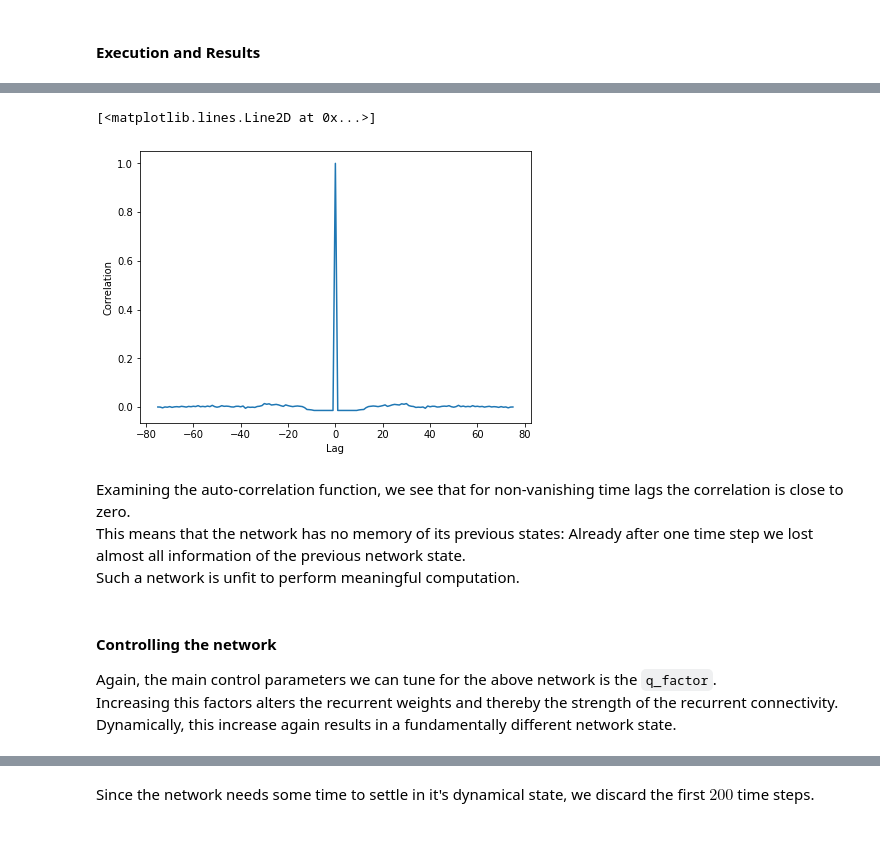
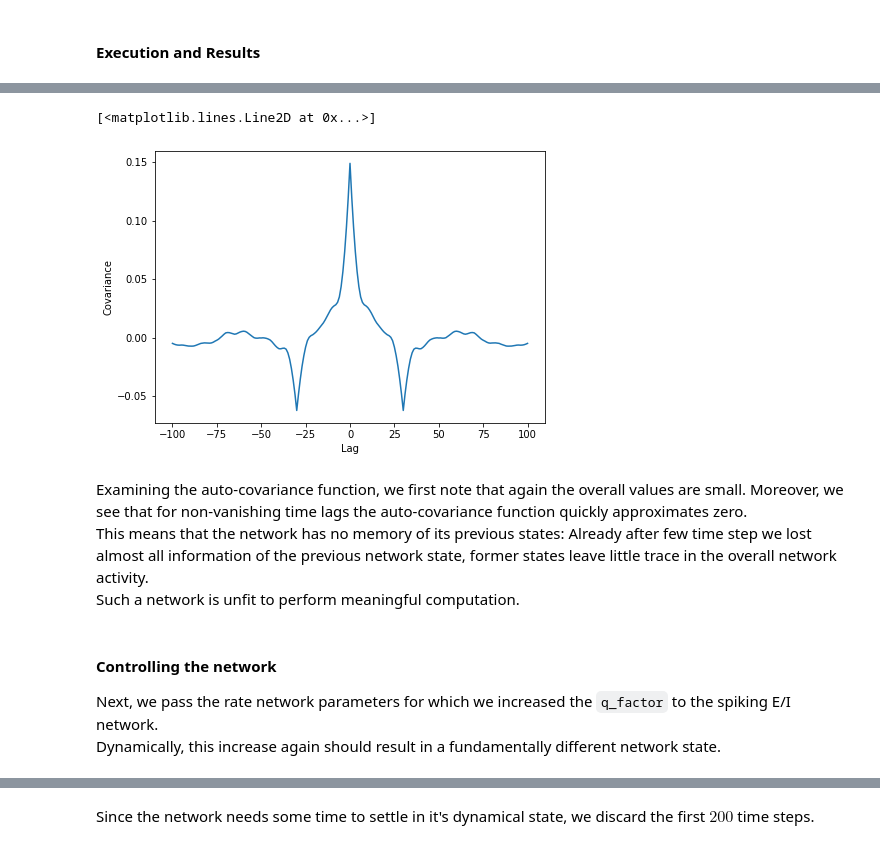
Before and after one commit to lava-nc/lava, a Jupyter notebook: tutorials/end_to_end/tutorial02_excitatory_inhibitory_network_higher_level.ipynb, the cells around one changed output, grey strips where cells are left out. Drawn from its saved outputs; the diff is of its cells as text; code cells hidden in the pictures.

```diff
--- a/tutorials/end_to_end/tutorial02_excitatory_inhibitory_network_higher_level.ipynb
+++ b/tutorials/end_to_end/tutorial02_excitatory_inhibitory_network_higher_level.ipynb
@@ -527,7 +791,7 @@ from lava.proc.lif.models import PyLifModelFloat
 
 
 # Configurations for execution
-num_steps = 700
+num_steps = 800
 run_cond = RunSteps(num_steps=num_steps)
 
 class CustomRunConfigFloat(Loihi1SimCfg):
@@ -544,8 +808,11 @@ class CustomRunConfigFloat(Loihi1SimCfg):
 
 rcfg = CustomRunConfigFloat(select_tag='lif_neurons', select_sub_proc_model=True)
 
+# Convert the rates
+#lif_params_balanced = converter_parameters_rate_to_lif(**network_params_balanced)
 # Instantiating network and IO processes
-network_balanced = EINetwork(**network_params_balanced)
+#network_params_balanced['convert'] = True
+network_balanced = EINetwork( **network_params_balanced, convert=True)
 outport_plug = io.sink.RingBuffer(shape=shape, buffer=num_steps)
 
 network_balanced.outport.connect(outport_plug.a_in)
@@ -606,20 +877,23 @@ Overall, we see a heterogeneous network state with asynchronous spiking across n
+# %%
+window = np.ones(30) # window size of 30 time steps
+binned_sps_balanced = np.asarray([np.convolve(spks_balanced[i], window) for i in range(dim)])
 # %%
-lags, ac_fct = auto_corr_fct(acts=spks_balanced)
+lags, ac_fct = auto_corr_fct(acts=binned_sps_balanced.T)
 
 # Plotting the auto-correlation function
 plt.figure(figsize=(7,5))
 plt.xlabel('Lag')
-plt.ylabel('Correlation')
+plt.ylabel('Covariance')
 plt.plot(lags, ac_fct)
 # %% [output]
 [<matplotlib.lines.Line2D at 0x...>]
-[figure, old version]
+[figure, new version]
 # %% [markdown]
-Examining the auto-correlation function, we see that for non-vanishing time lags the correlation is close to zero. <br>
-This means that the network has no memory of its previous states: Already after one time step we lost almost all information of the previous network state. <br>
+Examining the auto-covariance function, we first note that again the overall values are small. Moreover, we see that for non-vanishing time lags the auto-covariance function quickly approximates zero.<br>
+This means that the network has no memory of its previous states: Already after few time step we lost almost all information of the previous network state, former states leave little trace in the overall network activity. <br>
 Such a network is unfit to perform meaningful computation.
 # %% [markdown]
 #### Controlling the network
-Again, the main control parameters we can tune for the above network is the `q_factor`. <br>
-Increasing this factors alters the recurrent weights and thereby the strength of the recurrent connectivity. Dynamically, this increase again results in a fundamentally different network state.
+Next, we pass the rate network parameters for which we increased the `q_factor` to the spiking E/I network.<br>
+Dynamically, this increase again should result in a fundamentally different network state.
 # %%
```
Also changed, not shown: parts of 45 cells of this notebook.
